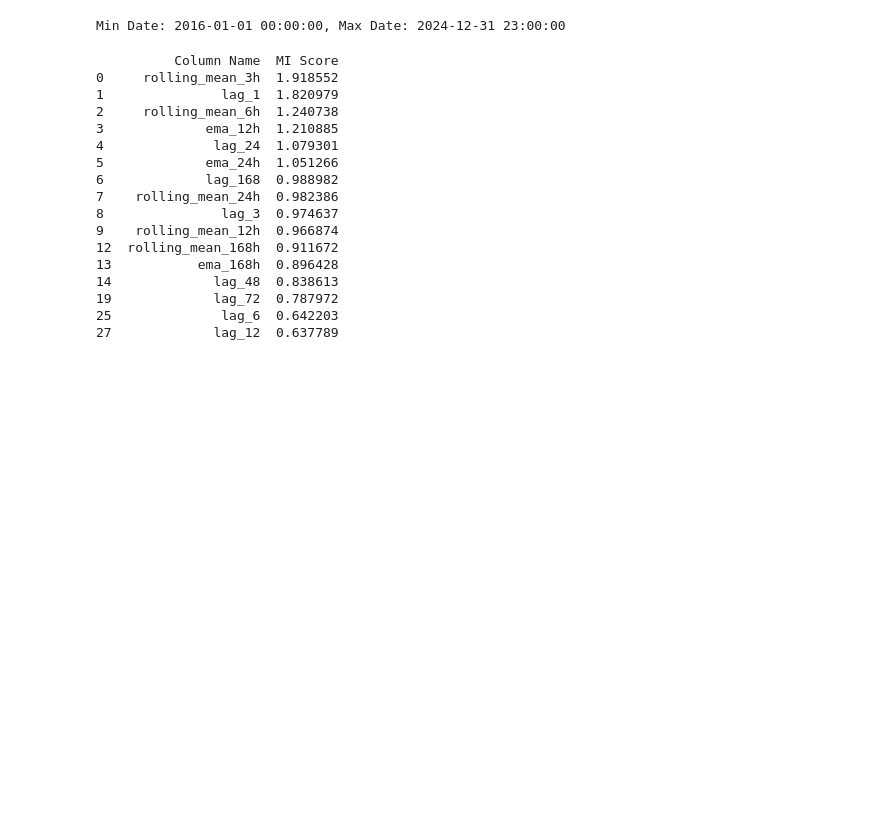
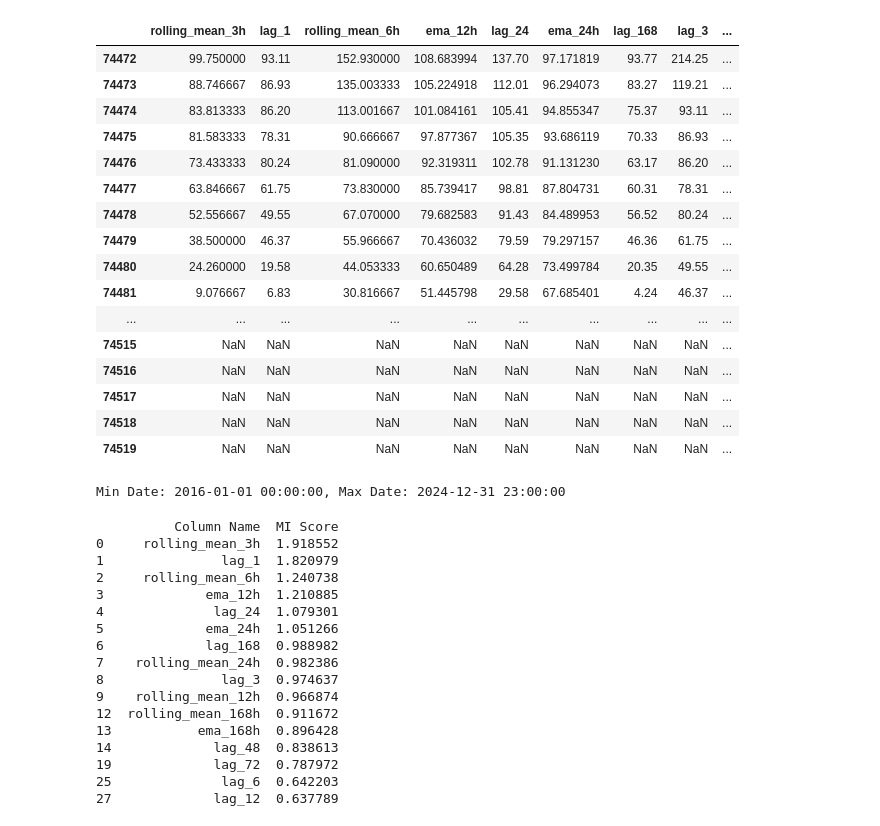
Before and after one commit to venture-data/lstm-example, a Jupyter notebook: Utility/evaluating_results.ipynb, the cells around one changed output. Cells and saved outputs as stored; diff of their text form; code cells hidden in the pictures; blank space fills up the shorter version.

```diff
--- a/Utility/evaluating_results.ipynb
+++ b/Utility/evaluating_results.ipynb
@@ -56,6 +56,31 @@ def print_date_range(data):
     # Print the results
     print(f"Earliest Date: {earliest_date}")
     print(f"Latest Date: {latest_date}")
+
+def filter_rows_by_date(df, start_date, end_date):
+    """
+    Filter rows of the DataFrame within the specified date range.
+
+    Parameters:
+    df (pd.DataFrame): The input DataFrame with a 'Date' column.
+    start_date (str): The start date as a string in 'YYYY-MM-DD' format.
+    end_date (str): The end date as a string in 'YYYY-MM-DD' format.
+
+    Returns:
+    None: Prints the filtered DataFrame rows.
+    """
+    # Ensure 'Date' column is in datetime format
+    df['Date'] = pd.to_datetime(df['Date'])
+
+    # Convert the start and end date strings to datetime
+    start_date = pd.to_datetime(start_date)
+    end_date = pd.to_datetime(end_date)
+
+    # Filter rows within the date range
+    filtered_df = df[(df['Date'] >= start_date) & (df['Date'] <= end_date)]
+
+    # Print the filtered rows
+    display(filtered_df)
 # %%
 # Define the date range
 # "2024-07-01 00:00" "2024-07-30 23:00"
@@ -70,6 +95,26 @@ original_data['Date'] = pd.to_datetime(original_data['Date'], errors='coerce').d
 # %%
 extract_features = pd.read_csv("../Prophet/features_for_Prophet.csv")
 only_mi_score = pd.read_csv("../my_mi_scores.csv")
+# %%
+filter_rows_by_date(extract_features, "2024-06-30 00:00", "2024-07-01 23:00")
+# %% [output]
+|  | rolling_mean_3h | lag_1 | rolling_mean_6h | ema_12h | lag_24 | ema_24h | lag_168 | lag_3 | ... |
+| 74472 | 99.750000 | 93.11 | 152.930000 | 108.683994 | 137.70 | 97.171819 | 93.77 | 214.25 | ... |
+| 74473 | 88.746667 | 86.93 | 135.003333 | 105.224918 | 112.01 | 96.294073 | 83.27 | 119.21 | ... |
+| 74474 | 83.813333 | 86.20 | 113.001667 | 101.084161 | 105.41 | 94.855347 | 75.37 | 93.11 | ... |
+| 74475 | 81.583333 | 78.31 | 90.666667 | 97.877367 | 105.35 | 93.686119 | 70.33 | 86.93 | ... |
+| 74476 | 73.433333 | 80.24 | 81.090000 | 92.319311 | 102.78 | 91.131230 | 63.17 | 86.20 | ... |
+| 74477 | 63.846667 | 61.75 | 73.830000 | 85.739417 | 98.81 | 87.804731 | 60.31 | 78.31 | ... |
+| 74478 | 52.556667 | 49.55 | 67.070000 | 79.682583 | 91.43 | 84.489953 | 56.52 | 80.24 | ... |
+| 74479 | 38.500000 | 46.37 | 55.966667 | 70.436032 | 79.59 | 79.297157 | 46.36 | 61.75 | ... |
+| 74480 | 24.260000 | 19.58 | 44.053333 | 60.650489 | 64.28 | 73.499784 | 20.35 | 49.55 | ... |
+| 74481 | 9.076667 | 6.83 | 30.816667 | 51.445798 | 29.58 | 67.685401 | 4.24 | 46.37 | ... |
+| ... | ... | ... | ... | ... | ... | ... | ... | ... | ... |
+| 74515 | NaN | NaN | NaN | NaN | NaN | NaN | NaN | NaN | ... |
+| 74516 | NaN | NaN | NaN | NaN | NaN | NaN | NaN | NaN | ... |
+| 74517 | NaN | NaN | NaN | NaN | NaN | NaN | NaN | NaN | ... |
+| 74518 | NaN | NaN | NaN | NaN | NaN | NaN | NaN | NaN | ... |
+| 74519 | NaN | NaN | NaN | NaN | NaN | NaN | NaN | NaN | ... |
 # %%
 print(f"Min Date: {extract_features['Date'].min()}, Max Date: {extract_features['Date'].max()}")
 # %% [output]
```
Also changed, not shown: parts of 3 cells of this notebook, 2 other files.
